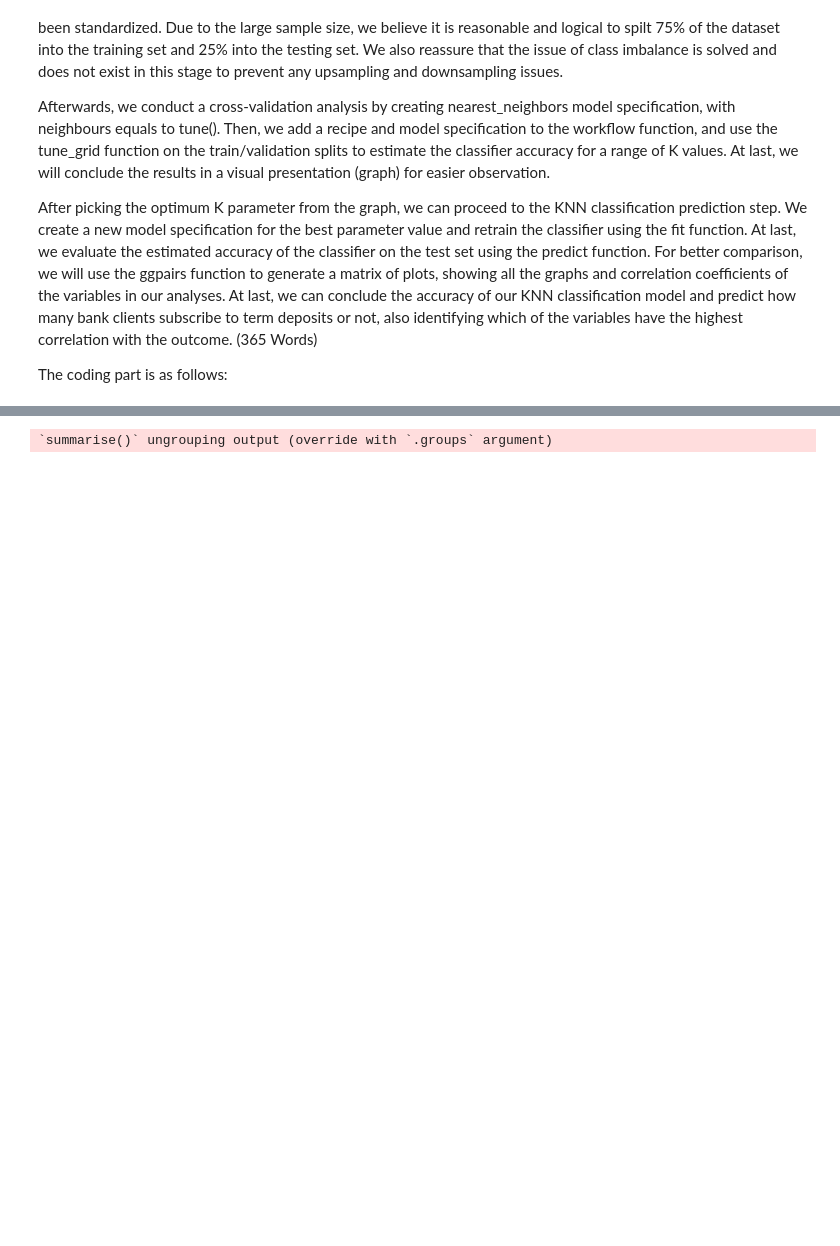
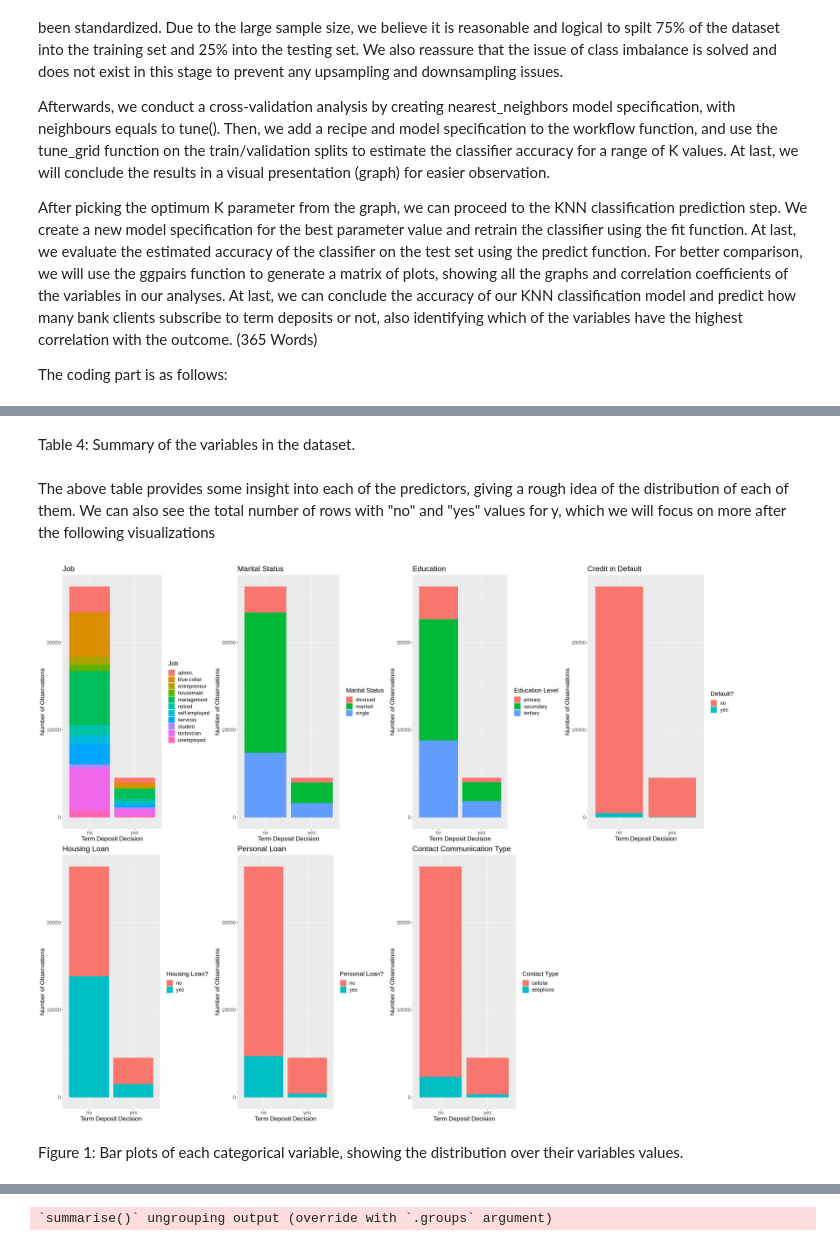
Before and after one commit to ArmaanKara/DSCI25Project, a Jupyter notebook: Final_Project.ipynb, the cells around one changed output, grey strips where cells are left out. Drawn from its saved outputs; the diff is of its cells as text; code cells hidden in the pictures; blank space fills up the shorter version.

```diff
--- a/Final_Project.ipynb
+++ b/Final_Project.ipynb
@@ -185,0 +199,71 @@ $ y         <chr> "no", "no", "no", "no", "no", "no", "no", "no", "no", "no",…
+# %% [markdown]
+Table 4: Summary of the variables in the dataset.
+# %% [markdown]
+The above table provides some insight into each of the predictors, giving a rough idea of the distribution of each of them. We can also see the total number of rows with "no" and "yes" values for y, which we will focus on more after the following visualizations
+# %%
+library(gridExtra)
+options(repr.plot.width=25, repr.plot.height=20)
+
+#Categorical Predictors
+
+#Graph for Job
+p_job <- ggplot(bank_data_filtered, aes(x = factor(y))) +
+    geom_bar(aes(fill = job)) +
+    theme(text = element_text(size = 16)) +
+    labs(x = "Term Deposit Decision", y = "Number of Observations", fill = "Job") +
+    ggtitle("Job")
+
+#Graph Martial Status
+p_marital <- ggplot(bank_data_filtered, aes(x = factor(y))) +
+    geom_bar(aes(fill = marital)) +
+    theme(text = element_text(size = 16)) +
+    labs(x = "Term Deposit Decision", y = "Number of Observations", fill = "Marital Status") +
+    ggtitle("Marital Status")
+
+#Graph Education
+p_education <- ggplot(bank_data_filtered, aes(x = factor(y))) +
+    geom_bar(aes(fill = education)) +
+    theme(text = element_text(size = 16)) +
+    labs(x = "Term Deposit Decision", y = "Number of Observations", fill = "Education Level") +
+    ggtitle("Education")
+
+#Graph Default
+p_default <- ggplot(bank_data_filtered, aes(x = factor(y))) +
+    geom_bar(aes(fill = default)) +
+    theme(text = element_text(size = 16)) +
+    labs(x = "Term Deposit Decision", y = "Number of Observations", fill = "Default?") +
+    ggtitle("Credit in Default")
+
+#Graph Housing
+p_housing <- ggplot(bank_data_filtered, aes(x = factor(y))) +
+    geom_bar(aes(fill = housing)) +
+    theme(text = element_text(size = 16)) +
+    labs(x = "Term Deposit Decision", y = "Number of Observations", fill = "Housing Loan?") +
+    ggtitle("Housing Loan")
+
+#Graph Loan
+p_loan <- ggplot(bank_data_filtered, aes(x = factor(y))) +
+    geom_bar(aes(fill = loan)) +
+    theme(text = element_text(size = 16)) +
+    labs(x = "Term Deposit Decision", y = "Number of Observations", fill = "Personal Loan?") +
+    ggtitle("Personal Loan")
+
+#Graph Contact
+p_contact <- ggplot(bank_data_filtered, aes(x = factor(y))) +
+    geom_bar(aes(fill = contact)) +
+    theme(text = element_text(size = 16)) +
+    labs(x = "Term Deposit Decision", y = "Number of Observations", fill = "Contact Type") +
+    ggtitle("Contact Communication Type")
+
+grid.arrange(p_job,
+             p_marital,
+             p_education,
+             p_default,
+             p_housing,
+             p_loan,
+             p_contact,
+             nrow = 2)
+# %% [output]
+[figure, added]
+# %% [markdown]
+Figure 1: Bar plots of each categorical variable, showing the distribution over their variables values.
```
Also changed, not shown: parts of 50 cells of this notebook.
